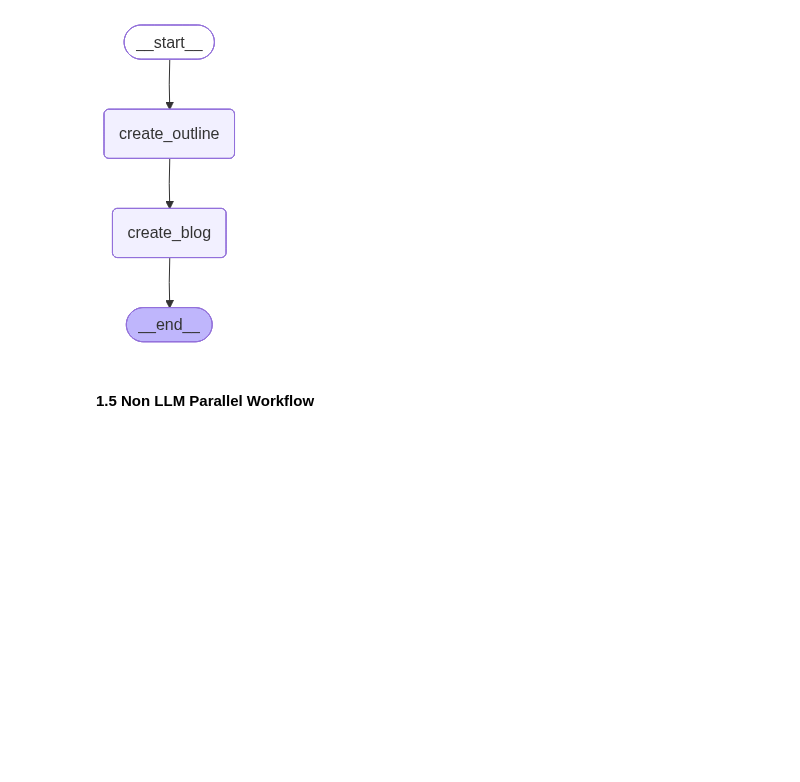
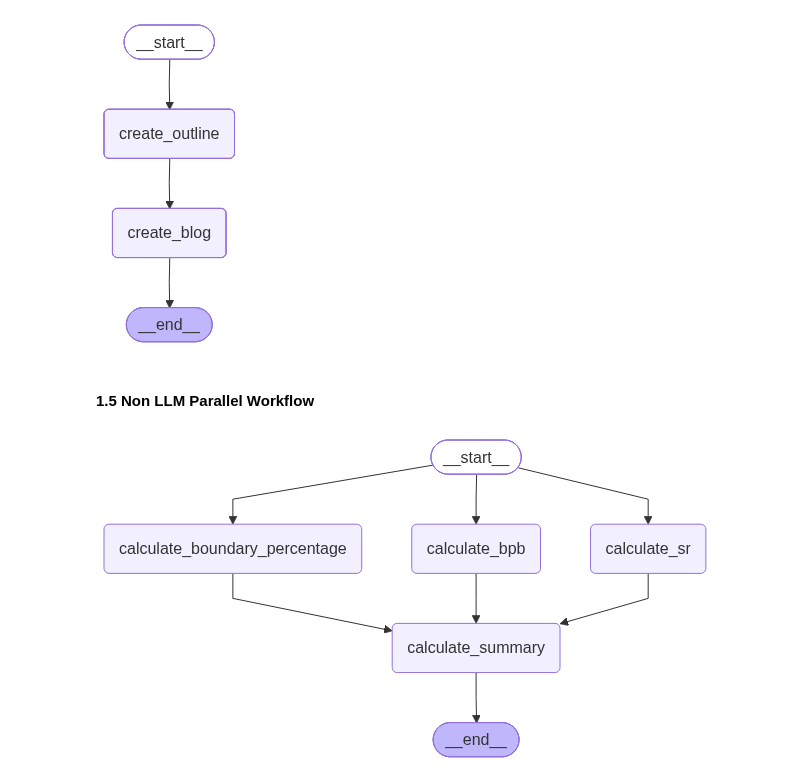
Before and after one commit to Shahrukh2016/LangChain_LangGraph_LangSmith_Revision, a Jupyter notebook: 2_Revision_LangGraph.ipynb, the cells around one changed output. Cells and saved outputs as stored; diff of their text form; code cells hidden in the pictures; blank space fills up the shorter version.

```diff
--- a/2_Revision_LangGraph.ipynb
+++ b/2_Revision_LangGraph.ipynb
@@ -252,3 +258,70 @@ Image(workflow.get_graph().draw_mermaid_png())
 [figure]
 # %% [markdown]
 #### 1.5 Non LLM Parallel Workflow
+# %%
+#### 1.5 Import
+from langchain_ollama import ChatOllama
+from langgraph.graph import StateGraph, START, END
+from typing import TypedDict
+
+
+#### Definig state
+class BatsmanState(TypedDict):
+  runs: int
+  balls: int
+  fours: int
+  sixes: int
+
+  sr: float
+  bpb: float
+  boundary_percentage: float
+  summary: str
+
+
+#### Defining functions
+def calculate_sr(state: BatsmanState):
+  sr = (state['runs']/state['balls'])*100
+  return {'sr' : sr}
+
+def calculate_bpb(state: BatsmanState):
+  bpb = state['balls']/(state['fours']+state['sixes'])
+  return {'bpb' : bpb}
+
+def calculate_boundary_percentage(state: BatsmanState):
+  boundary_percentage = ((state['fours']*4)+(state['sixes']*6)/state['runs'])*100
+  return {'boundary_percentage': boundary_percentage}
+
+def calculate_summary(state: BatsmanState):
+  summary = f'''
+  Strike rate: {state['sr']}\n
+  Balls per boundary: {state['bpb']}\n
+  Boundary percentage: {state['boundary_percentage']}
+  '''
+  return {'summary' : summary}
+
+
+#### Defining graph
+graph = StateGraph(BatsmanState)
+
+## Add nodes
+graph.add_node('calculate_sr', calculate_sr)
+graph.add_node('calculate_bpb', calculate_bpb)
+graph.add_node('calculate_boundary_percentage', calculate_boundary_percentage)
+graph.add_node('calculate_summary', calculate_summary)
+
+## Add edges
+graph.add_edge(START, 'calculate_sr')
+graph.add_edge(START, 'calculate_bpb')
+graph.add_edge(START, 'calculate_boundary_percentage')
+
+graph.add_edge('calculate_sr', 'calculate_summary')
+graph.add_edge('calculate_bpb', 'calculate_summary')
+graph.add_edge('calculate_boundary_percentage', 'calculate_summary')
+
+graph.add_edge('calculate_summary', END)
+
+## Compile the graph
+workflow = graph.compile()
+workflow
+# %% [output]
+[figure, added]
```
Also changed, not shown: parts of 5 cells of this notebook.
